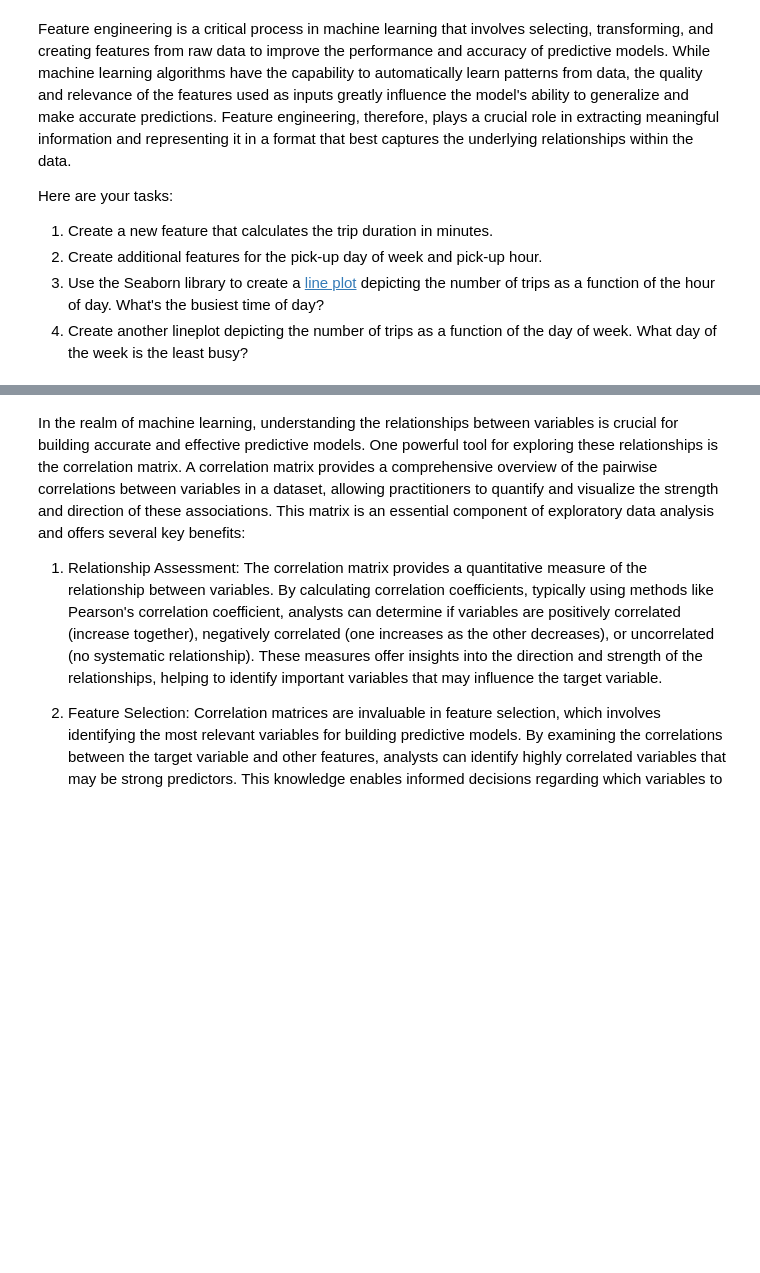
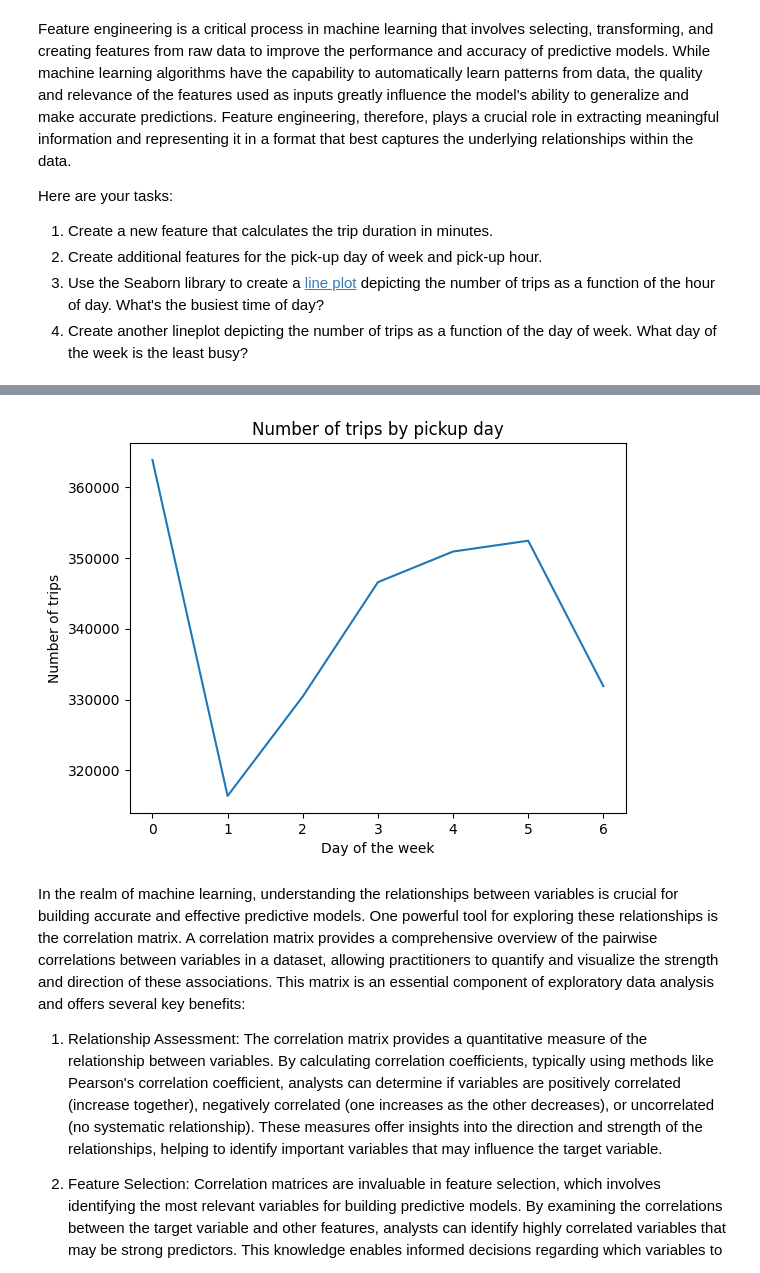
Before and after one commit to ZAsaee/mec2-projects, a Jupyter notebook: student_mle_miniproject_eda.ipynb, the cells around one changed output, grey strips where cells are left out. Drawn from its saved outputs; the diff is of its cells as text; code cells hidden in the pictures; blank space fills up the shorter version.

```diff
--- a/student_mle_miniproject_eda.ipynb
+++ b/student_mle_miniproject_eda.ipynb
@@ -59,5 +154,12 @@ Here are your tasks:
 # %%
 # Create a lineplot displaying the number of trips by pickup day
+df['pickup_day_of_week'].value_counts().sort_index().plot(kind='line')
+plt.xlabel('Day of the week')
+plt.ylabel('Number of trips')
+plt.title('Number of trips by pickup day')
+plt.show()
+# %% [output]
+[figure, added]
 # %% [markdown]
 In the realm of machine learning, understanding the relationships between variables is crucial for building accurate and effective predictive models. One powerful tool for exploring these relationships is the correlation matrix. A correlation matrix provides a comprehensive overview of the pairwise correlations between variables in a dataset, allowing practitioners to quantify and visualize the strength and direction of these associations. This matrix is an essential component of exploratory data analysis and offers several key benefits:
 
```
Also changed, not shown: parts of 19 cells of this notebook.
